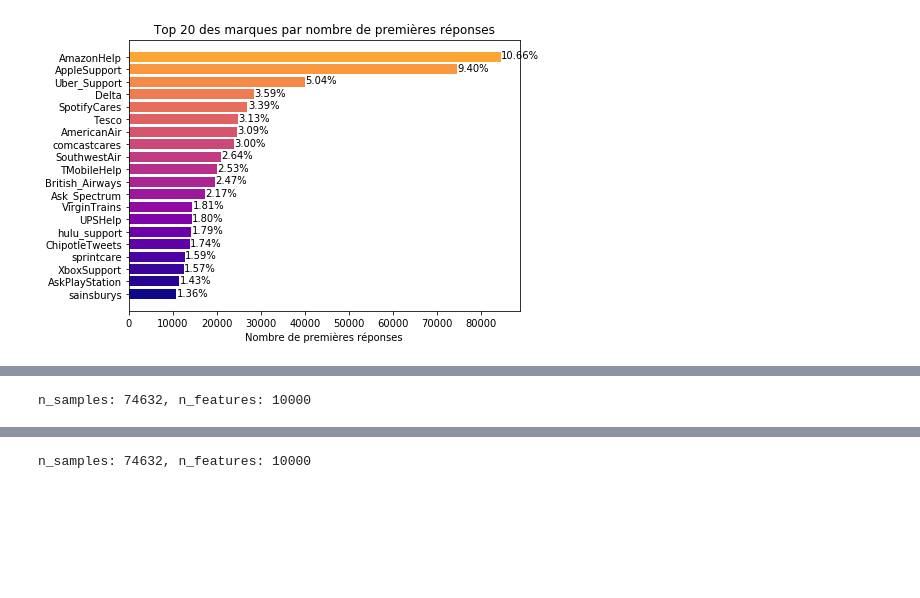
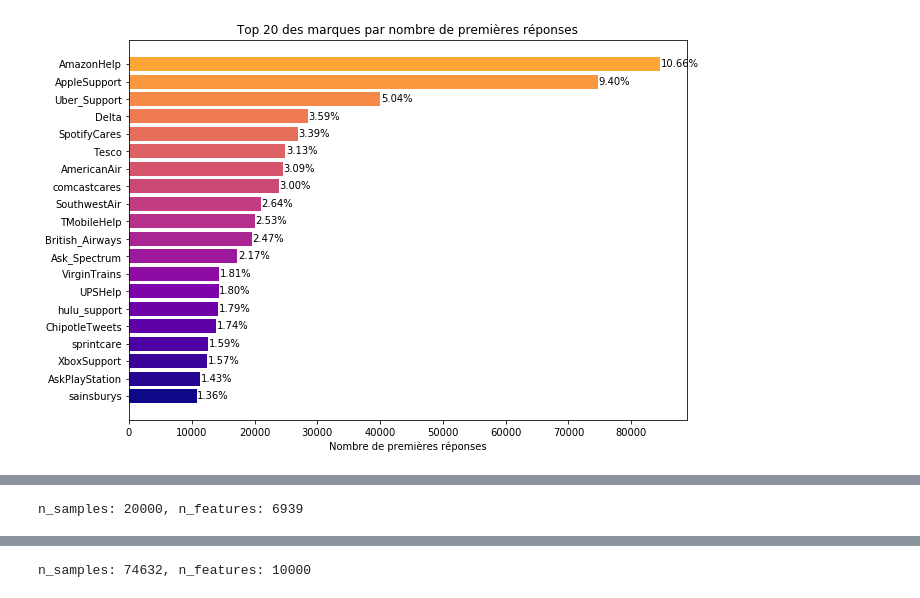
Before and after one commit to francoisserra/topic-modelling-tweets, a Jupyter notebook: tweets-topic-modelling.ipynb, the cells around one changed output, grey strips where cells are left out. Drawn from its saved outputs; the diff is of its cells as text; code cells hidden in the pictures; blank space fills up the shorter version.

```diff
--- a/tweets-topic-modelling.ipynb
+++ b/tweets-topic-modelling.ipynb
@@ -93,19 +129,21 @@ dtype: float64
 # %%
+# Plotting the Top 20 of the responding companies
+
 %matplotlib inline
 from matplotlib import cm
 import matplotlib.pyplot as plt
 pos=np.arange(20)+0.5
-plt.figure(figsize=(7,5))
+plt.figure(figsize=(10,7))
 ax = plt.subplot(111)
 colors = cm.plasma_r(np.linspace(1,.2, 20))
 plt.barh(pos,sorted_answerers.values[-20:],color=colors, tick_label=sorted_answerers.keys()[-20:])
 plt.yticks(pos,sorted_answerers.keys()[-20:])
 plt.xlabel('Nombre de premières réponses')
 plt.title('Top 20 des marques par nombre de premières réponses')
 for i, v in enumerate(sorted_answerers.values[-20:]):
     ax.text(v + 100, i + .35, "{:.2f}%".format(sorted_answerers_sum_percent[-20:][i]))
 
 plt.show()
 # %% [output]
-[figure, old version]
+[figure, new version]
 # %%
@@ -148,10 +184,8 @@ Thank you @AppleSupport I updated my phone and now it is even slower and barely
 from nltk.tokenize import TweetTokenizer
 from sklearn.feature_extraction.text import TfidfVectorizer
 import re
+from nltk.stem import WordNetLemmatizer
 
-from nltk.stem import WordNetLemmatizer
-#import nltk
-#nltk.download()
 wordnet_lemmatizer = WordNetLemmatizer()
 
 from nltk.stem import SnowballStemmer
@@ -175,12 +209,26 @@ def preprocess_tweet(tweet):
     return " ".join([wordnet_lemmatizer.lemmatize(word) for word in tweet.lower().split(" ")])
 
 
-vectorizer = TfidfVectorizer(max_df=0.95, min_df=2, max_features=10000,stop_words='english', tokenizer=None, preprocessor=preprocess_tweet)
+## Build the feature Vector based on TF-IDF.
+# min_df = 2 <=> minimum 2 occurences of the word
 
-X = vectorizer.fit_transform(apple.text_x)
+url_regex = '(?:http[s]?://(?:[a-z]|[0-9]|[$-_@.&amp;+]|[!*\(\),]|(?:%[0-9a-f][0-9a-f]))+)|\b\w+'
+tweet_regex=r"(?u)"+ url_regex+"|(?:(?:\w|[@#])\w+)"
+
+vectorizer = TfidfVectorizer(max_df=0.95, min_df=2, max_features=MaxFeature,stop_words='english', analyzer = 'word',
+                             tokenizer=None, preprocessor=None ,token_pattern=tweet_regex,
+                             lowercase = True)
+
+
+X = vectorizer.fit_transform(apple.text_x[:MaxTweet])
+
+## X contains per tweet(row)
 print("n_samples: %d, n_features: %d" % X.shape)
+
+# it is interesting to look at the feature name with
+#print (vectorizer.get_feature_names())
 # %% [output]
-n_samples: 74632, n_features: 10000
+n_samples: 20000, n_features: 6939
 # %%
 # le but de cette cellule est de tuner la tokenisation
 
```
Also changed, not shown: parts of 60 cells of this notebook.
